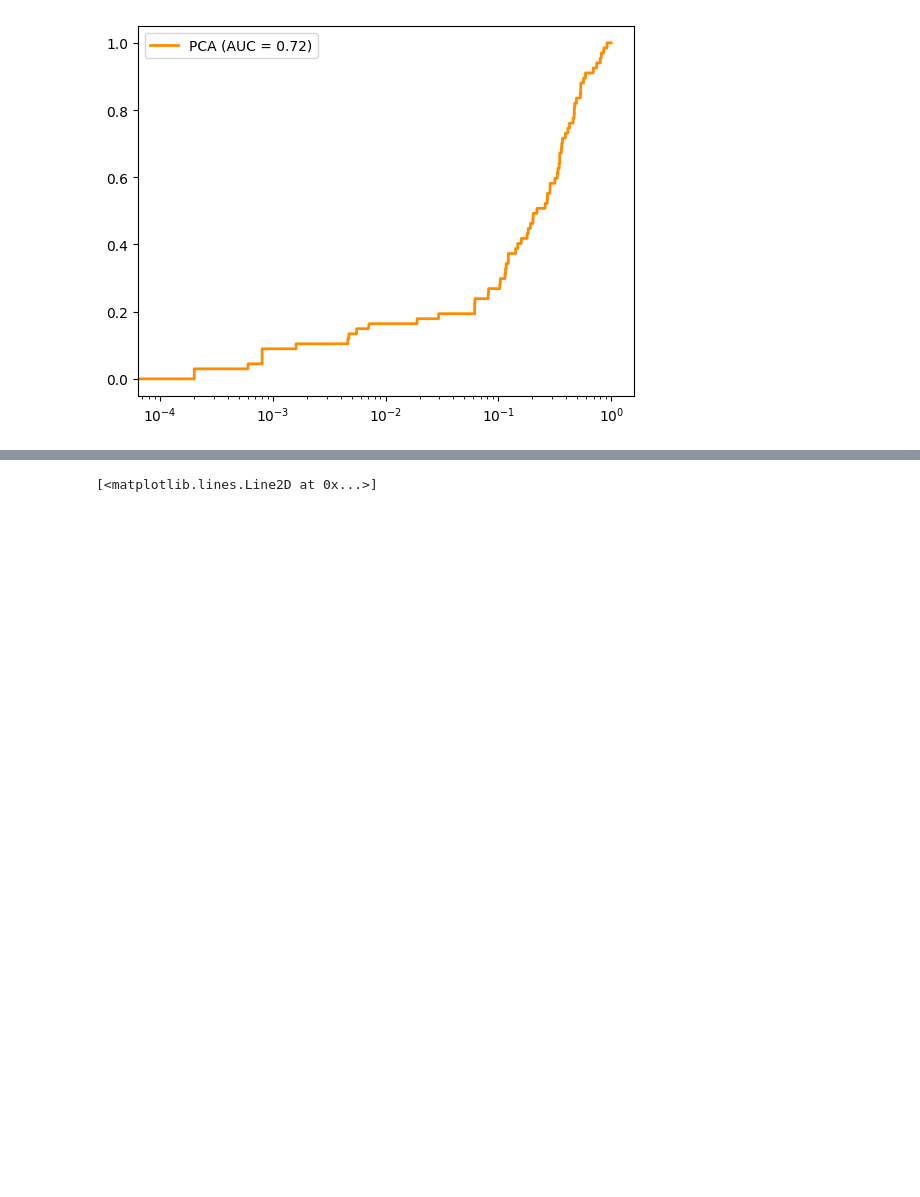
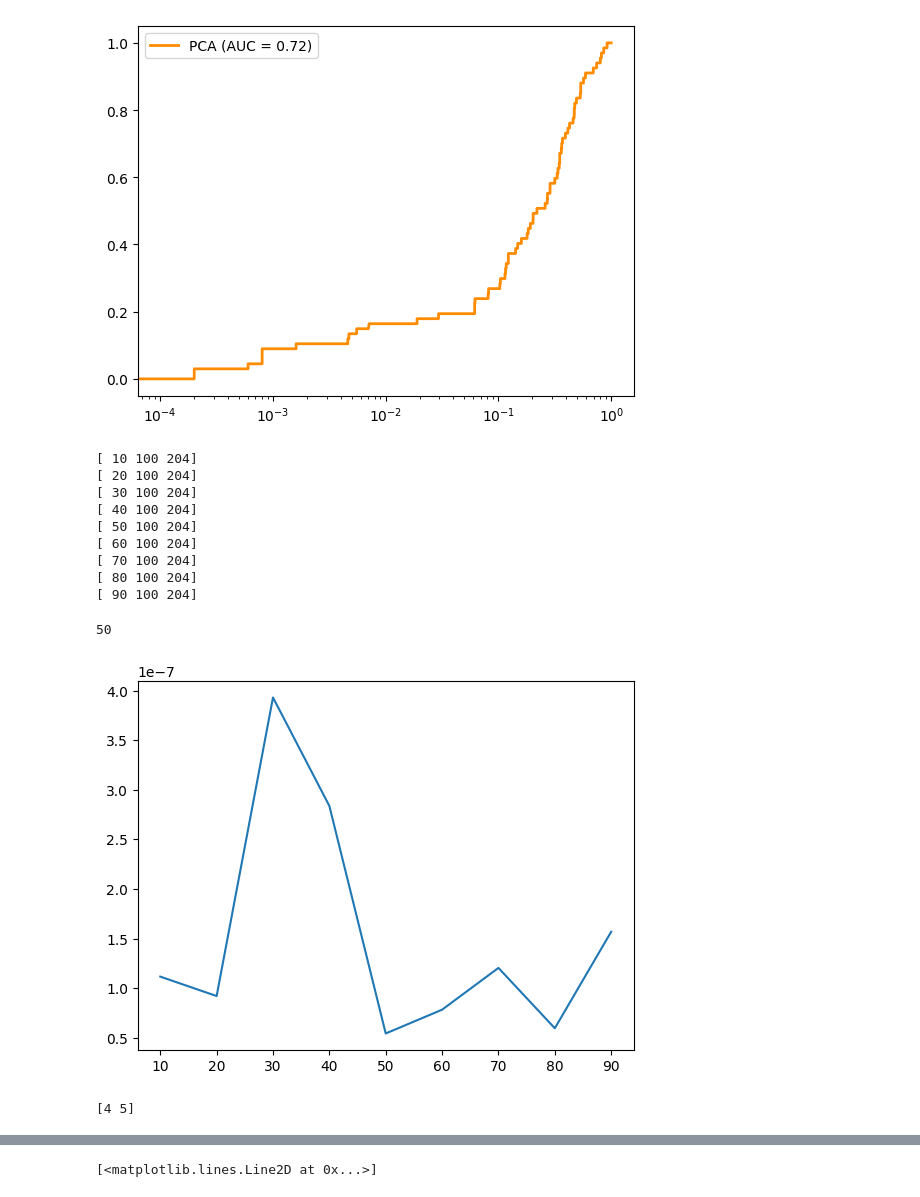
Before and after one commit to tolgabirdal/FlagManifoldsV3, a Jupyter notebook: python/scratchwork/AD_example.ipynb, the cells around one changed output, grey strips where cells are left out. Drawn from its saved outputs; the diff is of its cells as text; code cells hidden in the pictures; blank space fills up the shorter version.

```diff
--- a/python/scratchwork/AD_example.ipynb
+++ b/python/scratchwork/AD_example.ipynb
@@ -77,3 +77,37 @@ plt.legend()
 # %% [output]
 <matplotlib.legend.Legend at 0x...>
 [figure]
+# %%
+def flag_diagnostic(D, p, step_size, Aset_end):
+    the_As = []
+    errs = []
+    ns = []
+    for n_1 in range(step_size,p,step_size): #loop through every feature combination between {1,2,...,n_1} \subset {1,...,220}
+        As = [np.arange(n_1)]+Aset_end
+        the_As.append(As)
+
+        my_flag_rep = FlagRep(Aset = As)
+        Q,R = my_flag_rep.decompose(D)
+        print(my_flag_rep.flag_type())
+
+        errs.append(np.linalg.norm(Q @ R - D))
+        ns.append(n_1)
+
+    plt.figure()
+    plt.plot(ns, errs)
+
+    return ns[np.argmin(errs)]
+# %%
+flag_diagnostic(X, 100, 10, [np.arange(100),np.arange(204)])
+# %% [output]
+[ 10 100 204]
+[ 20 100 204]
+[ 30 100 204]
+[ 40 100 204]
+[ 50 100 204]
+[ 60 100 204]
+[ 70 100 204]
+[ 80 100 204]
+[ 90 100 204]
+50
+[figure, added]
@@ -79,0 +138,10 @@ plt.legend()
+# %%
+from tqdm import tqdm
+errs = []
+for f_type in tqdm(flag_types):
+    my_flag_rep = FlagRep(Aset = [np.arange(200),np.arange(204)], flag_type = f_type)
+    Q,R = my_flag_rep.decompose(X)
+    errs.append(np.linalg.norm(Q @ R - X))
+print(flag_types[np.argmin(errs)])
+# %% [output]
+[4 5]
```
Also changed, not shown: parts of 2 cells of this notebook, 4 other files.
